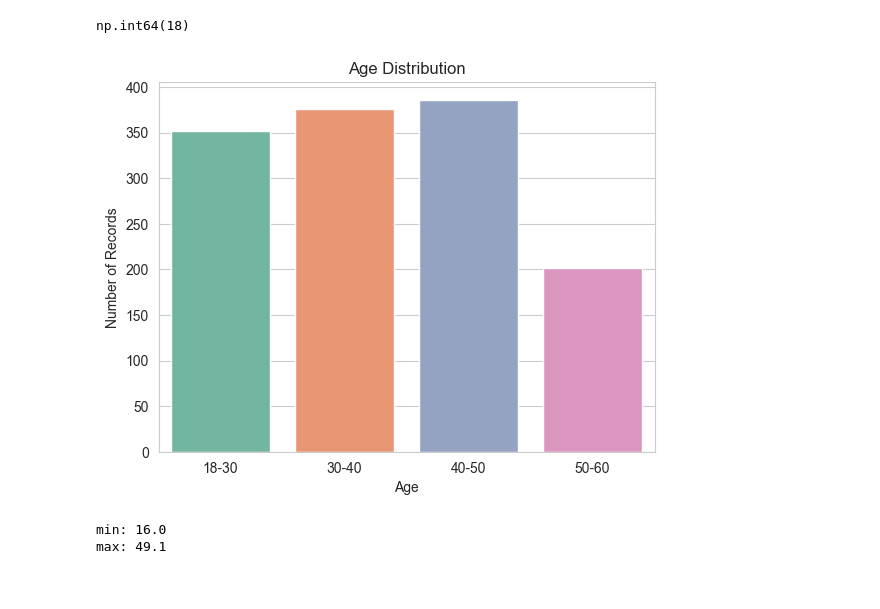
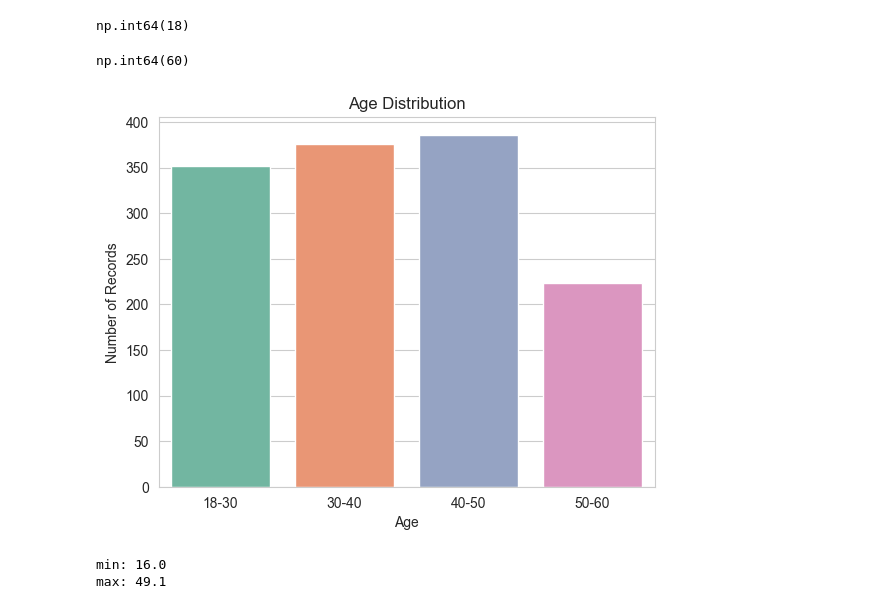
Before and after one commit to SaurabhSSB/medical-expense-analysis, a Jupyter notebook: 2_eda.ipynb, the cells around one changed output. Saved outputs shown, nothing was run; the diff lists cells and outputs as text; code cells hidden in the pictures.

```diff
--- a/2_eda.ipynb
+++ b/2_eda.ipynb
@@ -577,18 +577,22 @@ array([39, 24, 38, 19, 20, 36, 37, 32, 40, 35, 41, 49, 48, 45, 34, 18, 42,
 df.age.min()
 # %% [output]
 np.int64(18)
+# %%
+df.age.max()
+# %% [output]
+np.int64(60)
 # %%
-bins = [18, 30, 40, 50, 60]
+bins = [18, 30, 40, 50, 61]
 labels = ['18-30', '30-40', '40-50', '50-60']
 df['age_categorized'] = pd.cut(df['age'], bins=bins, labels=labels, include_lowest= True, right= False)
 
 sns.countplot(data=df, x='age_categorized', order=labels, palette='Set2')
 plt.title('Age Distribution')
 plt.xlabel('Age')
 plt.ylabel('Number of Records')
 plt.show()
 # %% [output]
-[figure, old version]
+[figure, new version]
 # %%
 print(f'min: {df.bmi.min()}\nmax: {df.bmi.max()}')
 # %% [output]
```
Also changed, not shown: parts of 14 cells of this notebook.
